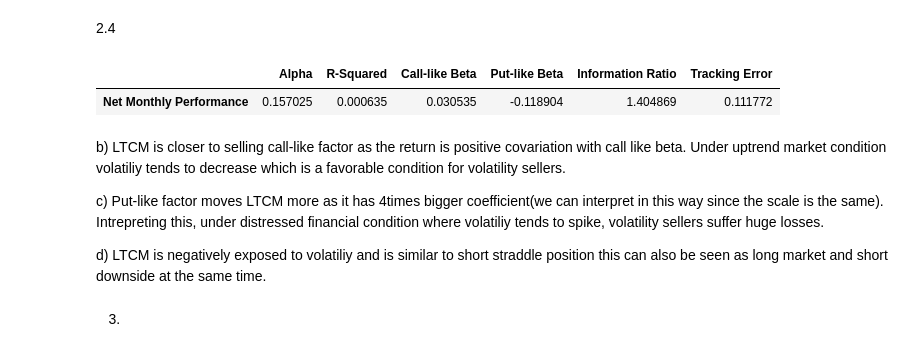
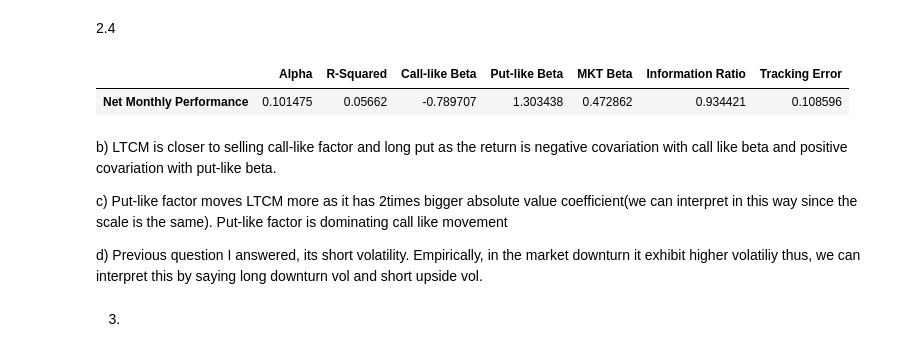
Before and after one commit to Kevin-finance/Portfolio-Homework-GroupC, a Jupyter notebook: Homework8.ipynb, the cells around one changed output. Cells and saved outputs as stored; diff of their text form; code cells hidden in the pictures.

```diff
--- a/Homework8.ipynb
+++ b/Homework8.ipynb
@@ -234,19 +165,20 @@ plt.legend(loc=0)
 # %% [markdown]
 2.4
 # %%
-option_factors = pd.concat([espy['SPY'].apply(lambda x: max(x-0.03,0)),espy['SPY'].apply(lambda x: max(-0.03-x,0))],axis=1)
-option_factors.columns = ['Call-like','Put-like']
+option_factors = pd.concat([espy['SPY'].apply(lambda x: max(x-0.03,0)),espy['SPY'].apply(lambda x: max(-0.03-x,0)),espy['SPY']],axis=1)
+option_factors.columns = ['Call-like','Put-like','MKT']
 option_regr = PortfolioHelper.calc_multivariate_regression(ltcm_eret[['Net Monthly Performance']],option_factors)
 option_regr
 # %% [output]
-|  | Alpha | R-Squared | Call-like Beta | Put-like Beta | Information Ratio | Tracking Error |
-| Net Monthly Performance | 0.157025 | 0.000635 | 0.030535 | -0.118904 | 1.404869 | 0.111772 |
+|  | Alpha | R-Squared | Call-like Beta | Put-like Beta | MKT Beta | Information Ratio | Tracking Error |
+| Net Monthly Performance | 0.101475 | 0.05662 | -0.789707 | 1.303438 | 0.472862 | 0.934421 | 0.108596 |
 # %% [markdown]
-b) LTCM is closer to selling call-like factor as the return is positive covariation with call like beta. Under uptrend market condition volatiliy tends to decrease which is a favorable condition for volatility sellers.
+b) LTCM is closer to selling call-like factor and long put as the return is negative covariation with call like beta and positive covariation with put-like beta.
 
-c) Put-like factor moves LTCM more as it has 4times bigger coefficient(we can interpret in this way since the scale is the same). Intrepreting this, under distressed financial condition where volatiliy tends to spike, volatility sellers suffer huge losses.
+c) Put-like factor moves LTCM more as it has 2times bigger absolute value coefficient(we can interpret in this way since the scale is the same).
+Put-like factor is dominating call like movement
 
-d) LTCM is negatively exposed to volatiliy and is similar to short straddle position this can also be seen as long market and short downside at the same time.
+d) Previous question I answered, its short volatility. Empirically, in the market downturn it exhibit higher volatiliy thus, we can interpret this by saying long downturn vol and short upside vol.
 # %% [markdown]
 3.
 # %%
```
Also changed, not shown: parts of 5 cells of this notebook.
